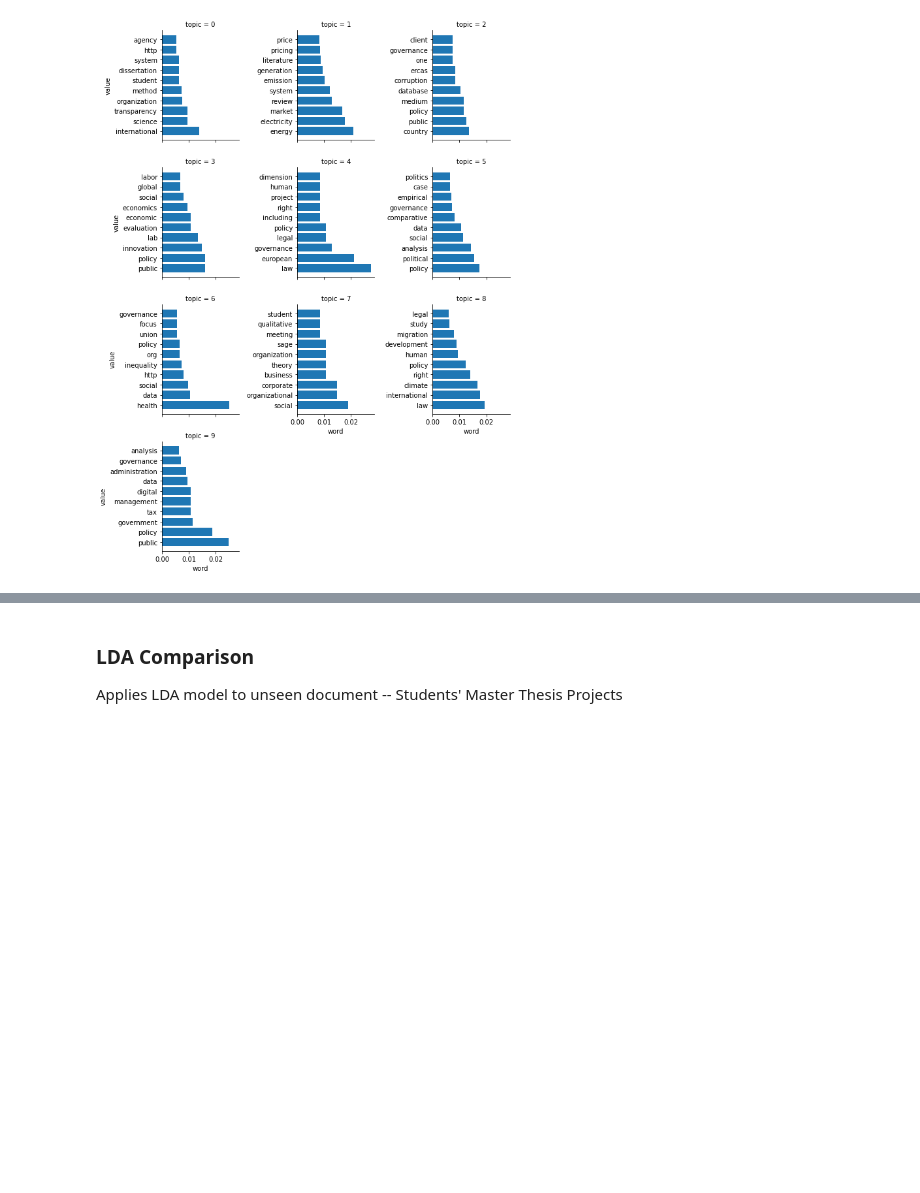
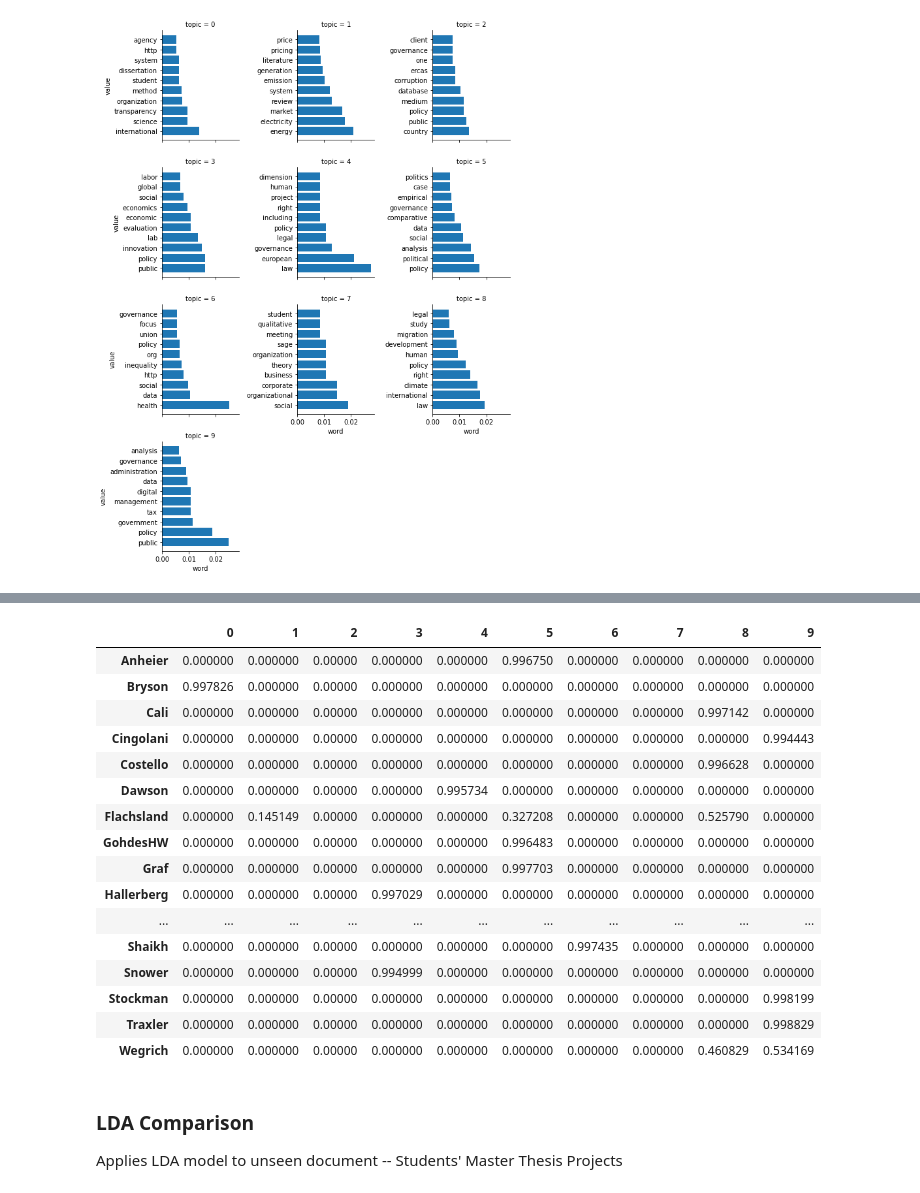
Before and after one commit to cbsobral/NLP-Supervisor-Recommender, a Jupyter notebook: topic_choices.ipynb, the cells around one changed output, grey strips where cells are left out. Drawn from its saved outputs; the diff is of its cells as text; code cells hidden in the pictures; blank space fills up the shorter version.

```diff
--- a/topic_choices.ipynb
+++ b/topic_choices.ipynb
@@ -88,7 +116,7 @@ for i, topic in enumerate(model.get_topics()):
     feature_values = topic[top_feature_ids]
     words = [dictionary[id] for id in top_feature_ids]
     topic_df = pd.DataFrame({'value': feature_values, 'word': words, 'topic': i})
-    topic_words = pd.concat([topic_words, topic_df], ignore_index=True)
+    topic_words = pd.concat([topic_words, topic_df], ignore_index=True
 # %%
 import seaborn as sns
 from matplotlib import pyplot as plt
@@ -160,20 +190,45 @@ conc
 # %%
 # documents and topic probability
 topics = [model[documents_bow[i]] for i in range(len(documents))]
 num_topics = 8
 
 def topics_document_to_dataframe(topics_document, num_topics):
     res = pd.DataFrame(columns=range(num_topics))
     for topic_weight in topics_document:
         res.loc[0, topic_weight[0]] = topic_weight[1]
     return res
 
 document_topic = \
 pd.concat([topics_document_to_dataframe(topics_document, num_topics=num_topics) for topics_document in topics]) \
   .reset_index(drop=True).fillna(0)
 
+# supervisor names to index column
+document_topic.index = ['Anheier', 'Bryson', 'Cali', 'Cingolani', 'Costello', 'Dawson', 'Flachsland', 'GohdesHW',
+                        'Graf', 'Hallerberg', 'Hammerschmid', 'Hassel', 'Hirth', 'Hustedt', 'Iacovone', 'Jachtenfuchs',
+                        'Jankin', 'Kayser', 'Kreyenfeld', 'Mair', 'Mena', 'MungiuPippidi', 'Munzert', 'Patz', 'Reh',
+                        'Roemmele', 'Shaikh', 'Snower', 'Stockman', 'Traxler', 'Wegrich']
+
+
 # find documets related to topic i and list top 3
-document_topic.sort_values(5, ascending=False)[5].head(3)
+#document_topic.sort_values(5, ascending=False)[5].head(3)
+# %% [output]
+|  | 0 | 1 | 2 | 3 | 4 | 5 | 6 | 7 | 8 | 9 |
+| Anheier | 0.000000 | 0.000000 | 0.00000 | 0.000000 | 0.000000 | 0.996750 | 0.000000 | 0.000000 | 0.000000 | 0.000000 |
+| Bryson | 0.997826 | 0.000000 | 0.00000 | 0.000000 | 0.000000 | 0.000000 | 0.000000 | 0.000000 | 0.000000 | 0.000000 |
+| Cali | 0.000000 | 0.000000 | 0.00000 | 0.000000 | 0.000000 | 0.000000 | 0.000000 | 0.000000 | 0.997142 | 0.000000 |
+| Cingolani | 0.000000 | 0.000000 | 0.00000 | 0.000000 | 0.000000 | 0.000000 | 0.000000 | 0.000000 | 0.000000 | 0.994443 |
+| Costello | 0.000000 | 0.000000 | 0.00000 | 0.000000 | 0.000000 | 0.000000 | 0.000000 | 0.000000 | 0.996628 | 0.000000 |
+| Dawson | 0.000000 | 0.000000 | 0.00000 | 0.000000 | 0.995734 | 0.000000 | 0.000000 | 0.000000 | 0.000000 | 0.000000 |
+| Flachsland | 0.000000 | 0.145149 | 0.00000 | 0.000000 | 0.000000 | 0.327208 | 0.000000 | 0.000000 | 0.525790 | 0.000000 |
+| GohdesHW | 0.000000 | 0.000000 | 0.00000 | 0.000000 | 0.000000 | 0.996483 | 0.000000 | 0.000000 | 0.000000 | 0.000000 |
+| Graf | 0.000000 | 0.000000 | 0.00000 | 0.000000 | 0.000000 | 0.997703 | 0.000000 | 0.000000 | 0.000000 | 0.000000 |
+| Hallerberg | 0.000000 | 0.000000 | 0.00000 | 0.997029 | 0.000000 | 0.000000 | 0.000000 | 0.000000 | 0.000000 | 0.000000 |
+| ... | ... | ... | ... | ... | ... | ... | ... | ... | ... | ... |
+| Shaikh | 0.000000 | 0.000000 | 0.00000 | 0.000000 | 0.000000 | 0.000000 | 0.997435 | 0.000000 | 0.000000 | 0.000000 |
+| Snower | 0.000000 | 0.000000 | 0.00000 | 0.994999 | 0.000000 | 0.000000 | 0.000000 | 0.000000 | 0.000000 | 0.000000 |
+| Stockman | 0.000000 | 0.000000 | 0.00000 | 0.000000 | 0.000000 | 0.000000 | 0.000000 | 0.000000 | 0.000000 | 0.998199 |
+| Traxler | 0.000000 | 0.000000 | 0.00000 | 0.000000 | 0.000000 | 0.000000 | 0.000000 | 0.000000 | 0.000000 | 0.998829 |
+| Wegrich | 0.000000 | 0.000000 | 0.00000 | 0.000000 | 0.000000 | 0.000000 | 0.000000 | 0.000000 | 0.460829 | 0.534169 |
 # %% [markdown]
 ### LDA Comparison
 Applies LDA model to unseen document -- Students' Master Thesis Projects
```
Also changed, not shown: parts of 8 cells of this notebook.
